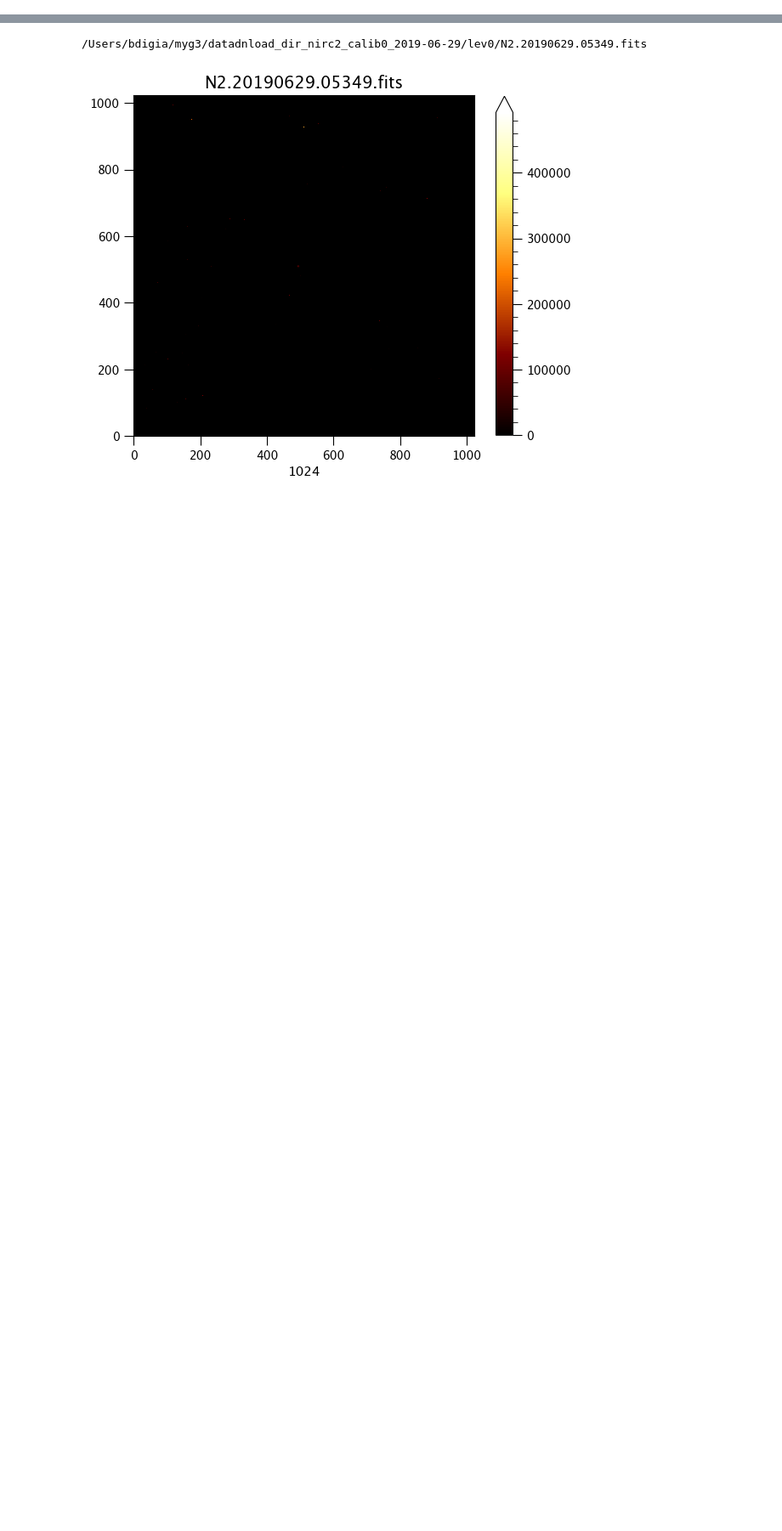
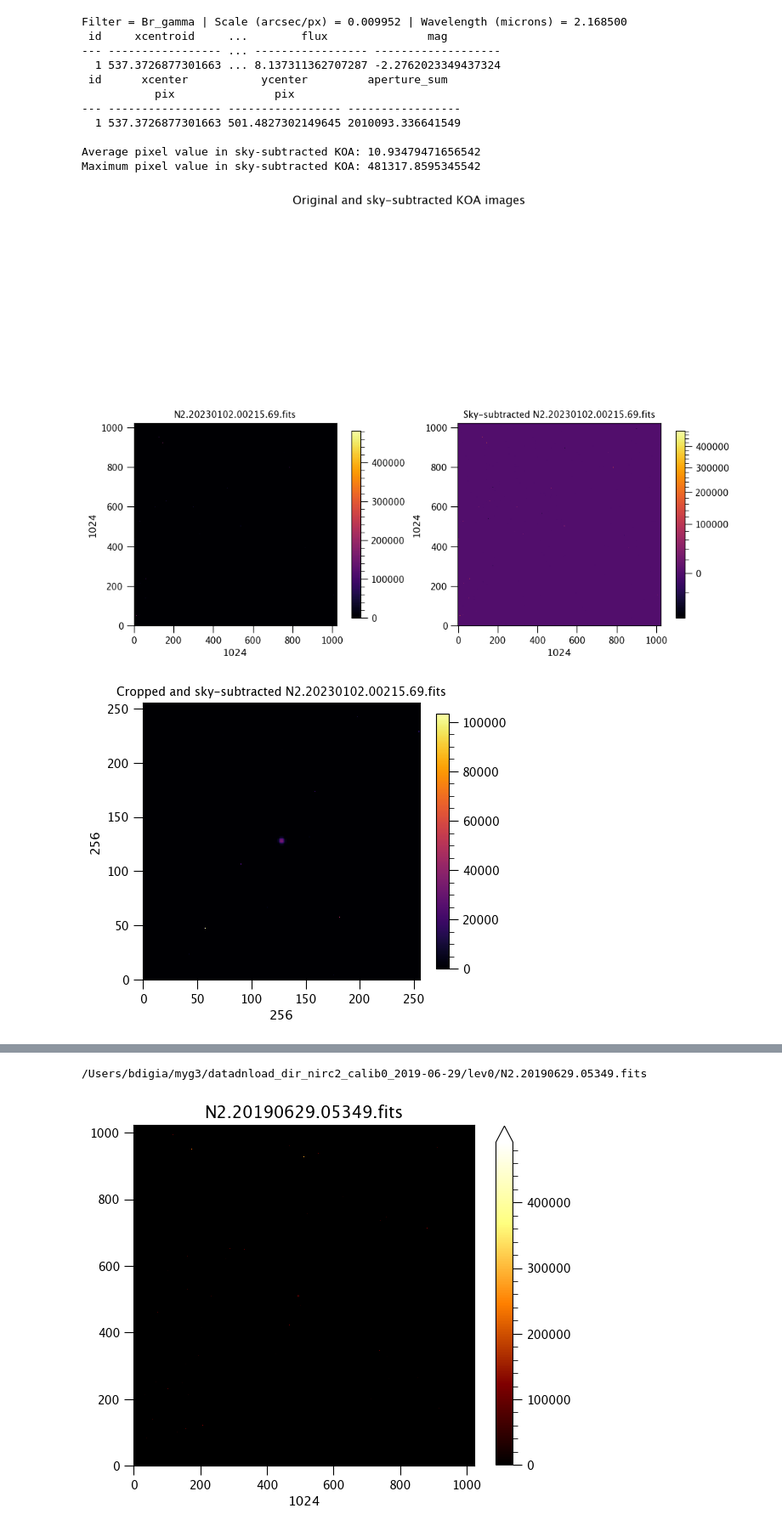
Before and after one commit to MovingUniverseLab/paarti, a Jupyter notebook: paarti/utils/run_koa_maos.ipynb, the cells around one changed output, grey strips where cells are left out. Shown at 85% size. Drawn from its saved outputs; the diff is of its cells as text; code cells hidden in the pictures; blank space fills up the shorter version.

```diff
--- a/paarti/utils/run_koa_maos.ipynb
+++ b/paarti/utils/run_koa_maos.ipynb
@@ -92,8 +97,0 @@ KOA DQA generated keywords follow...
-# %%
-# Compute metrics on cleaned KOA image
-# re-defining koa_file as string because calc_strehl_on_sky does not
-# iterate over Path object correctly in parsing
-koa_files = ["/Users/bdigia/myg3/datadnload_dir_nirc2_calib0_2019-06-29/lev0/N2.20190629.05349.fits",
-            #  "/Users/bdigia/myg3/datadnload_dir_nirc2_calib0_2019-06-29/lev0/N2.20190629.10463.fits",
-             "/Users/bdigia/myg3/datadnload_dir_nirc2_calib0_2019-06-29/lev0/N2.20190629.05297.fits"]
-koa_strehls, koa_fwhms, koa_rmswfes = mu.calc_strehl_on_sky(koa_files, "temp.txt")
@@ -115,0 +98,17 @@ N2.20190629.05297.fits           0.570   258.6   65.80  58663.0613
+# %%
+# Compute metrics on cleaned KOA image (ensure that the KOA utils version of calc_strehl_on_sky is used, NOT maos_utils version)
+koa_strehls, koa_fwhms, koa_rmswfes, koa_empfwhms = ku.calc_strehl_on_sky([koa.as_posix() for koa in koa_files])
+# %% [output]
+Filter = Br_gamma | Scale (arcsec/px) = 0.009952 | Wavelength (microns) = 2.168500
+ id     xcentroid     ...        flux               mag
+--- ----------------- ... ----------------- -------------------
+  1 537.3726877301663 ... 8.137311362707287 -2.2762023349437324
+ id      xcenter           ycenter         aperture_sum
+           pix               pix
+--- ----------------- ----------------- -----------------
+  1 537.3726877301663 501.4827302149645 2010093.336641549
+
+Average pixel value in sky-subtracted KOA: 10.93479471656542
+Maximum pixel value in sky-subtracted KOA: 481317.8595345542
+[figure, added]
+[figure, added]
```
Also changed, not shown: parts of 6 cells of this notebook, 8 other files.
